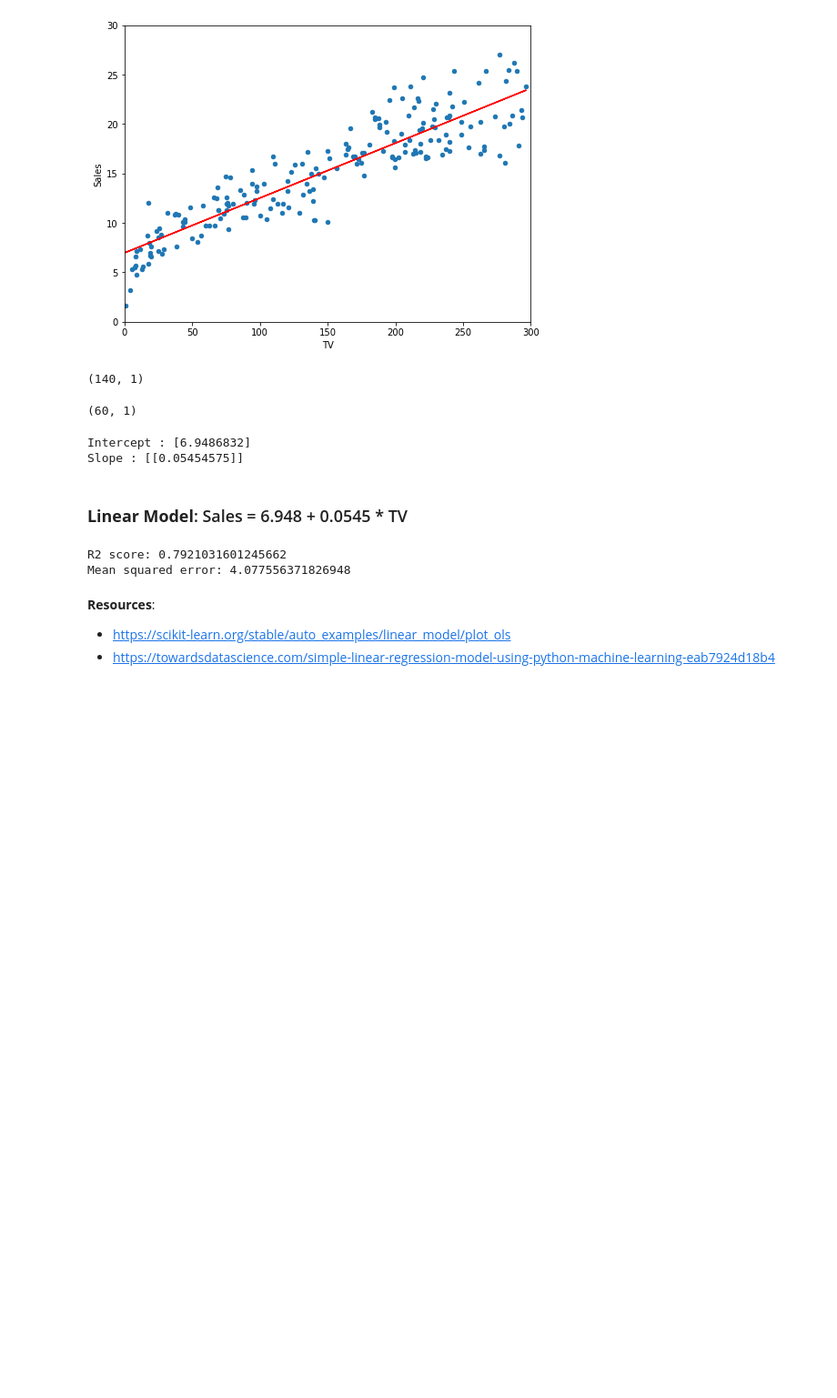
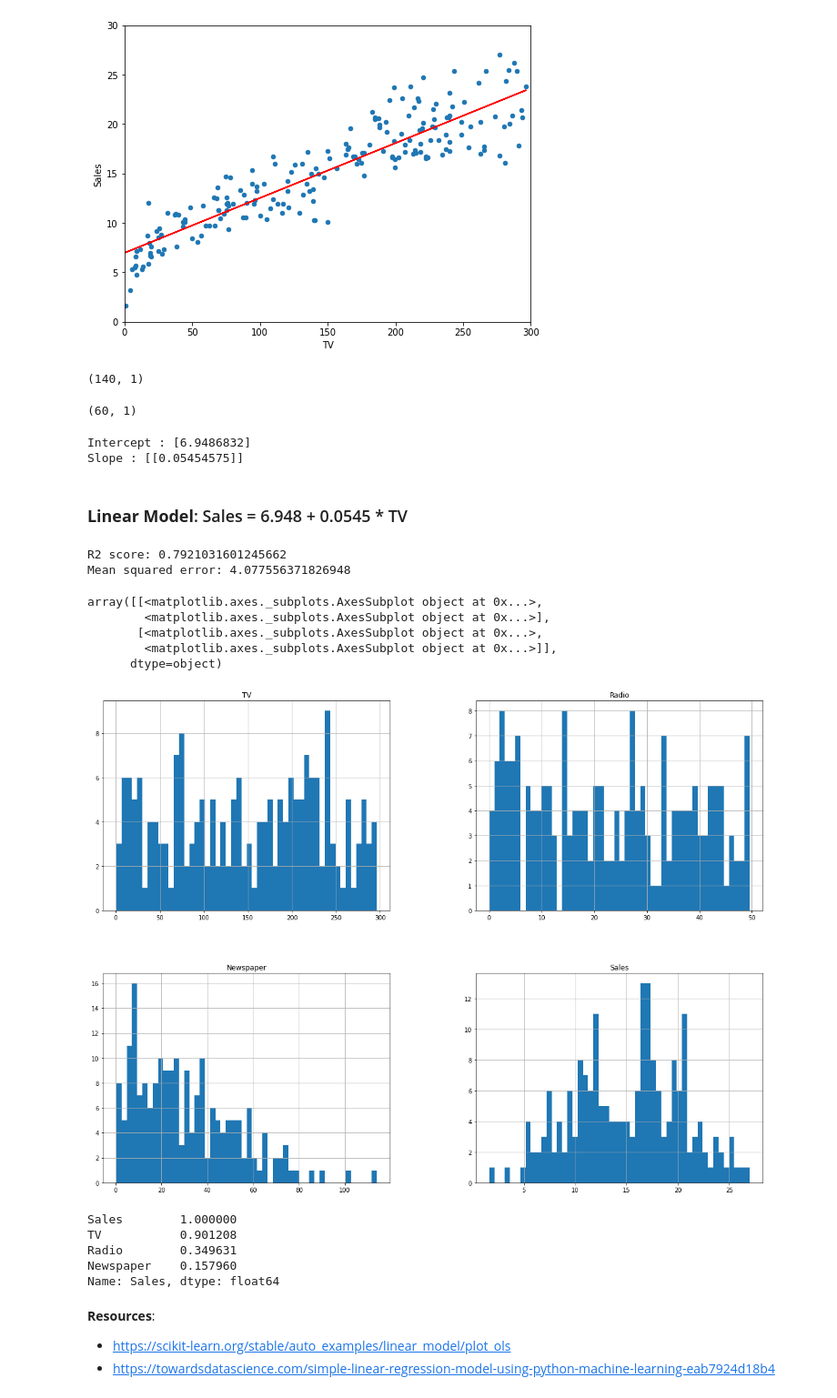
Before and after one commit to bforoura/AML, a Jupyter notebook: linear_regression.ipynb, the cells around one changed output. Shown at 91% size. Drawn from its saved outputs; the diff is of its cells as text; code cells hidden in the pictures; blank space fills up the shorter version.

```diff
--- a/linear_regression.ipynb
+++ b/linear_regression.ipynb
@@ -186,6 +186,32 @@ print('Mean squared error:', mean_squared_error(y_test, y_test_pred))
 # %% [output]
 R2 score: 0.7921031601245662
 Mean squared error: 4.077556371826948
+# %%
+# Let's plot the histrograms
+
+import matplotlib.pyplot as plt
+
+df.hist(bins=50, figsize=(20,15))
+# %% [output]
+array([[<matplotlib.axes._subplots.AxesSubplot object at 0x...>,
+        <matplotlib.axes._subplots.AxesSubplot object at 0x...>],
+       [<matplotlib.axes._subplots.AxesSubplot object at 0x...>,
+        <matplotlib.axes._subplots.AxesSubplot object at 0x...>]],
+      dtype=object)
+[figure, added]
+# %%
+# Let’s compute the standard correlation coefficient (Pearson’s r) between pairs of attributes
+# to determine which parameter has the greatest correlation with Sales
+
+corr_matrix = df.corr()
+
+corr_matrix["Sales"].sort_values(ascending=False)
+# %% [output]
+Sales        1.000000
+TV           0.901208
+Radio        0.349631
+Newspaper    0.157960
+Name: Sales, dtype: float64
 # %% [markdown]
 **Resources**:
 * https://scikit-learn.org/stable/auto_examples/linear_model/plot_ols
```
